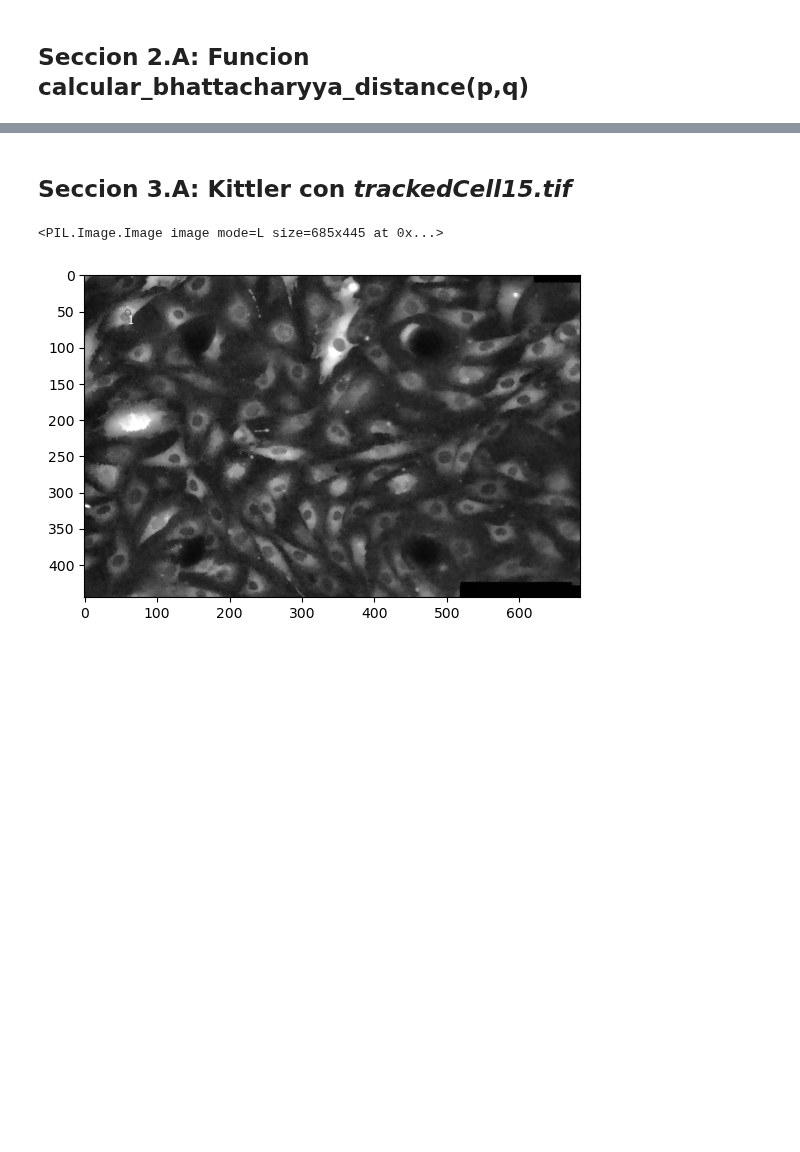
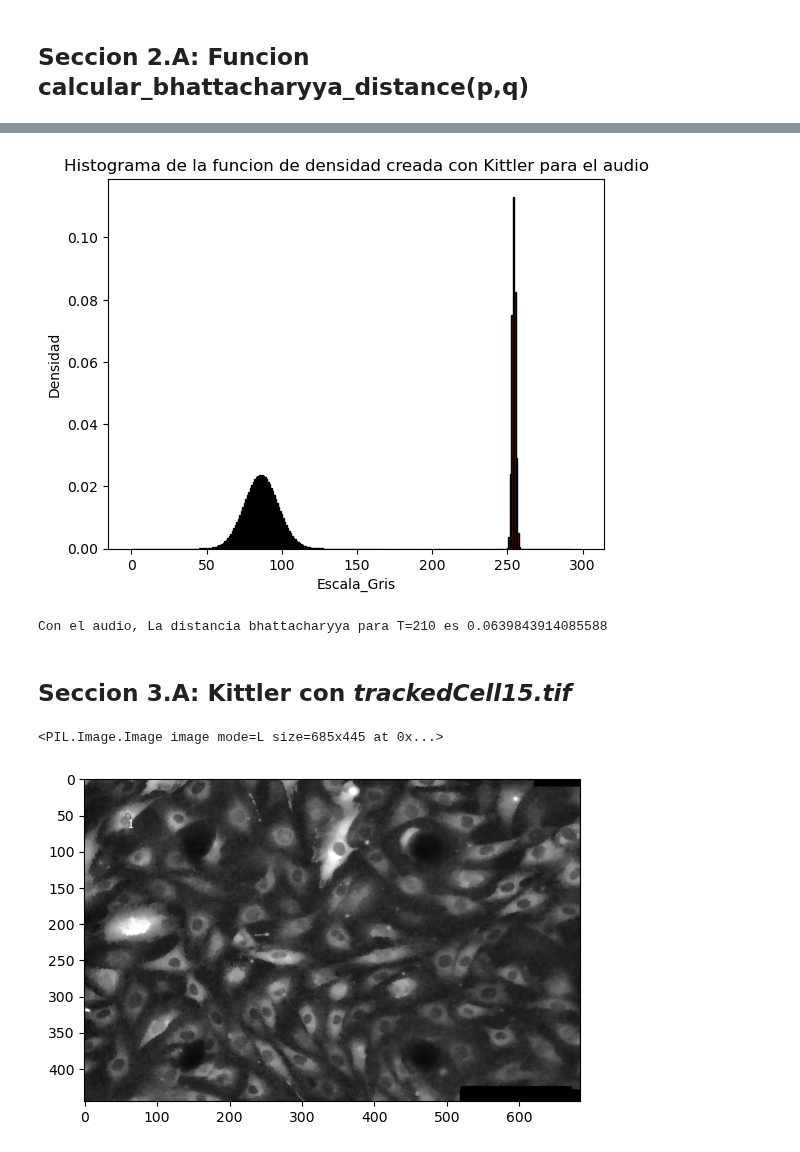
Before and after one commit to YoksanVC/TEC_DataScienceCert, a Jupyter notebook: Module_3_Estadistica_CienciaDatos/Trabajo_Practico_0_Kittler/Trabajo_Practico_0_Kittler.ipynb, the cells around one changed output, grey strips where cells are left out. Drawn from its saved outputs; the diff is of its cells as text; code cells hidden in the pictures; blank space fills up the shorter version.

```diff
--- a/Module_3_Estadistica_CienciaDatos/Trabajo_Practico_0_Kittler/Trabajo_Practico_0_Kittler.ipynb
+++ b/Module_3_Estadistica_CienciaDatos/Trabajo_Practico_0_Kittler/Trabajo_Practico_0_Kittler.ipynb
@@ -444,0 +514,10 @@ def calcular_bhattacharyya_distance(p,q):
+# %%
+array_audio2 = audio_waveform.ravel()
+
+# Normalizando el arreglo para que los valores queden entre 0 y 255 y poder reusar los codigos ya creados
+array_audio2 = torch.tensor((array_audio2 - torch.min(array_audio2))/(torch.max(array_audio2)-torch.min(array_audio2)))*255
+print(array_audio2)
+
+hist_audio2, bins_audio2 = np.histogram(array_audio2, bins = 300, range=(0,300))
+hist_audio_norm2 = hist_audio2/hist_audio2.sum()
+plot_bar(bins_audio2,hist_audio_norm2,"z","Densidad Normalizada","Histograma del audio contaminated_audio.wav")
@@ -445,3 +527,13 @@ def calcular_bhattacharyya_distance(p,q):
+# %%
+T_Prueba_audio = 210
+nuevo_hist_audio, dist_bhat_audio = distancia_bhattacharyya(T_Prueba_audio,hist_audio_norm2.size,hist_audio_norm2)
+plot_bar(bins_audio2,nuevo_hist_audio,"Escala_Gris","Densidad","Histograma de la funcion de densidad creada con Kittler para el audio")
+# %% [output]
+[figure, added]
+# %%
+print(f"Con el audio, La distancia bhattacharyya para T={T_Prueba_audio} es {dist_bhat_audio}")
+# %% [output]
+Con el audio, La distancia bhattacharyya para T=210 es 0.0639843914085588
 # %% [markdown]
 ## Seccion 3.A: Kittler con *trackedCell15.tif*
 # %%
```
Also changed, not shown: parts of 12 cells of this notebook.
